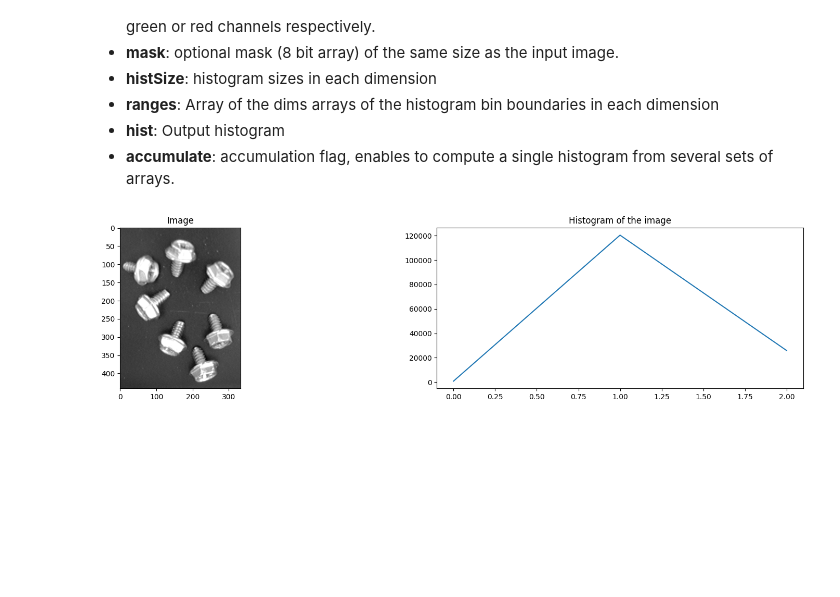
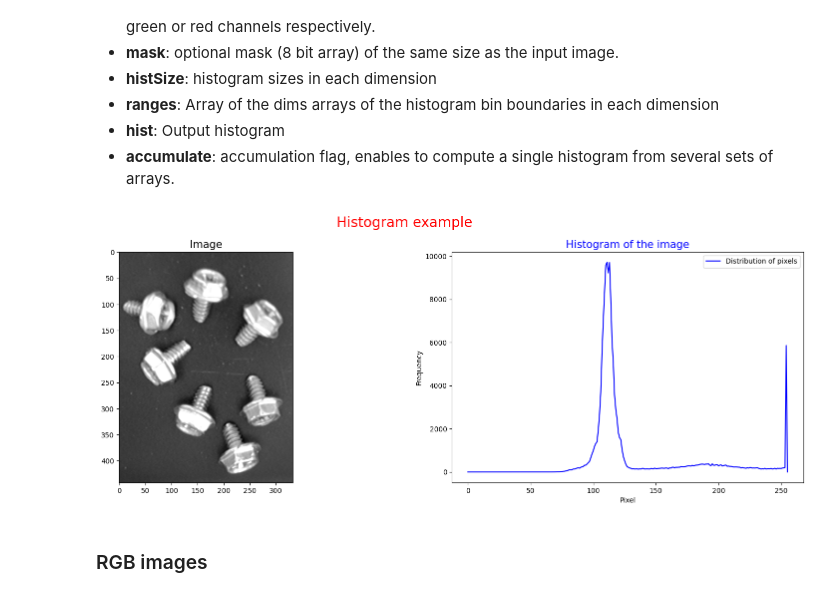
Before and after one commit to LorenzoSansone/Computer-Vision-and-Image-Processing-fundamentals, a Jupyter notebook: 00-analyze-image/Simple_statistics.ipynb, the cells around one changed output. Cells and saved outputs as stored; diff of their text form; code cells hidden in the pictures; blank space fills up the shorter version.

Commit message:
histogram studies

```diff
--- a/00-analyze-image/Simple_statistics.ipynb
+++ b/00-analyze-image/Simple_statistics.ipynb
@@ -30,26 +30,31 @@ Parameters:
 GRAYSCALE_IMG_PATH = "./img/bolts.png"
 # %%
 #PARAMETERS HISTOGRAM
-num_bins = [256]
+num_bins = 256
 pixel_range = [0, 256]
-
 
 img = cv2.imread(GRAYSCALE_IMG_PATH)
 img = cv2.cvtColor(img, cv2.COLOR_BGR2GRAY)
 
-hist = cv2.calcHist([img], [0], None, num_bins, pixel_range)
+hist = cv2.calcHist([img], [0], None, [num_bins], pixel_range)
 
 #SHOW HISTOGRAM
-plt.figure(figsize=(20,4))
+plt.figure(figsize=(20,6))
+plt.suptitle("Histogram example", fontsize = 20, color = "red", y = 1)
 
 plt.subplot(1,2,1)
 plt.imshow(img, cmap="gray")
-plt.title("Image")
+plt.title("Image", fontsize = 15, color = "black")
 
 plt.subplot(1,2,2)
-plt.plot(hist)
-plt.title("Histogram of the image")
+plt.plot(hist, label = "Distribution of pixels", color = "blue", alpha = 1)
+plt.title("Histogram of the image", fontsize = 15, color = "blue")
+plt.xlabel("Pixel")
+plt.ylabel("Frequency")
+plt.legend()
 
 plt.show()
 # %% [output]
-[figure, old version]
+[figure, new version]
+# %% [markdown]
+### RGB images
```
Also changed, not shown: parts of 5 cells of this notebook.
